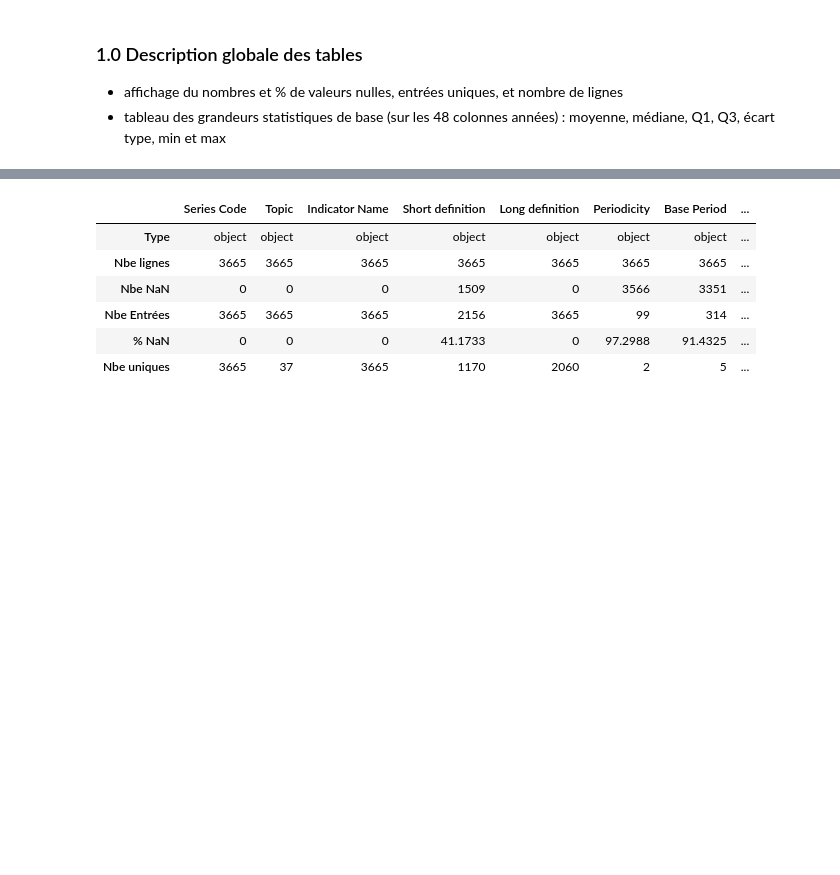
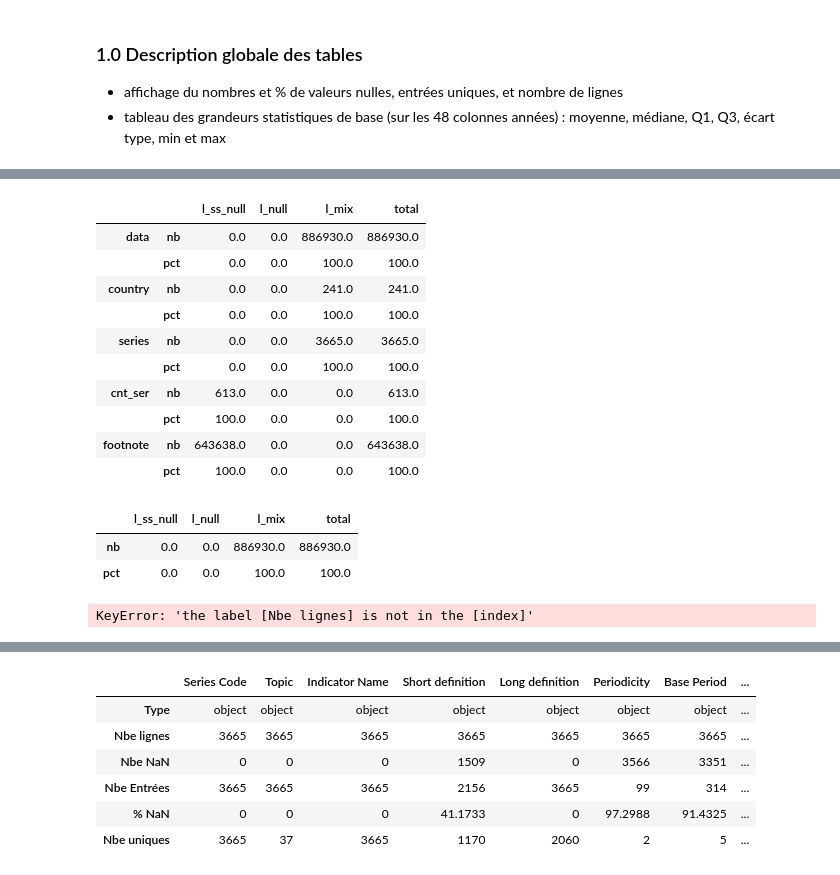
Before and after one commit to SmellyArmure/OC_DS_Project2, a Jupyter notebook: NOTEBOOK/P2-DataSystEd.ipynb, the cells around one changed output, grey strips where cells are left out. Drawn from its saved outputs; the diff is of its cells as text; code cells hidden in the pictures; blank space fills up the shorter version.

Commit message:
avancée sur fonction info, à suivre...

```diff
--- a/NOTEBOOK/P2-DataSystEd.ipynb
+++ b/NOTEBOOK/P2-DataSystEd.ipynb
@@ -48,2 +53,26 @@ def infos_df (df):
     return infos
+# %%
+def infos_lign (df):
+    nb_li = df.shape[0]
+    nb_col = df.shape[1]
+    t = np.empty(nb_li)
+    t.fill(nb_li)
+    df_null = pd.DataFrame(df.T.isna().sum()) # tableau du nbe de nul par ligne (+800 000 lignes)
+    # nbe de lignes sans 'null'
+    a = len([x for x in df_null[0] if x==0])
+    nb_li_ss_null = pd.DataFrame([a]).rename(index={0:'l_ss_null'}).T
+    pct_li_ss_null = pd.DataFrame([a*100/nb_li]).rename(index={0:'l_ss_null'}).T
+    # nbe de lignes 'null'
+    b = len([x for x in df_null[0] if x==nb_col])
+    nb_li_null = pd.DataFrame([b]).rename(index={0:'l_null'}).T
+    pct_li_null = pd.DataFrame([b*100/nb_li]).rename(index={0:'l_null'}).T
+    # nbe de lignes mixte
+    c = len([x for x in df_null[0] if (x!=0 and x!=nb_col)])
+    nb_li_mix = pd.DataFrame([c]).rename(index={0:'l_mix'}).T
+    pct_li_mix = pd.DataFrame([c*100/nb_li]).rename(index={0:'l_mix'}).T
+    infos_nb = pd.concat([nb_li_ss_null, nb_li_null, nb_li_mix],axis=1, sort=False).rename(index={0:'nb'})
+    infos_pct = pd.concat([pct_li_ss_null, pct_li_null, pct_li_mix],axis=1, sort=False).rename(index={0:'pct'})
+    infos = pd.concat([infos_nb,infos_pct], sort=False)
+    infos["total"] = [infos.T['nb'].sum(), infos.T['pct'].sum()]
+    return infos
 # %%
@@ -195,3 +138,36 @@ data[data.columns[60:80]].describe()
+# %%
+## COMPTAGE DES 'NULL' par LIGNES
+df_t = pd.concat([infos_lign(data), infos_lign(country), infos_lign(series),\
+                  infos_lign(cnt_ser), infos_lign(footnote)],\
+                 keys=['data', 'country', 'series', 'cnt_ser', 'footnote'])
+df_t
+# %% [output]
+|  |  | l_ss_null | l_null | l_mix | total |
+| data | nb | 0.0 | 0.0 | 886930.0 | 886930.0 |
+|  | pct | 0.0 | 0.0 | 100.0 | 100.0 |
+| country | nb | 0.0 | 0.0 | 241.0 | 241.0 |
+|  | pct | 0.0 | 0.0 | 100.0 | 100.0 |
+| series | nb | 0.0 | 0.0 | 3665.0 | 3665.0 |
+|  | pct | 0.0 | 0.0 | 100.0 | 100.0 |
+| cnt_ser | nb | 613.0 | 0.0 | 0.0 | 613.0 |
+|  | pct | 100.0 | 0.0 | 0.0 | 100.0 |
+| footnote | nb | 643638.0 | 0.0 | 0.0 | 643638.0 |
+|  | pct | 100.0 | 0.0 | 0.0 | 100.0 |
+# %%
+###############
+#     Data    #
+###############
+inf_col_data = infos_col(data)
+# %% [output]
+|  | l_ss_null | l_null | l_mix | total |
+| nb | 0.0 | 0.0 | 886930.0 | 886930.0 |
+| pct | 0.0 | 0.0 | 100.0 | 100.0 |
+# %%
+inf_data = inf_col_data.append(data.describe(include='all')) # 'all' pour forcer l'affichage de pls types
+print("% total de valeurs nulles ('Data') : {}".format(inf_li_data.total.loc["nb"]))
+inf_data
+# %% [output]
+KeyError: 'the label [Nbe lignes] is not in the [index]'
 # %%
 ###############
 #   Country   #
```
Also changed, not shown: parts of 36 cells of this notebook.
